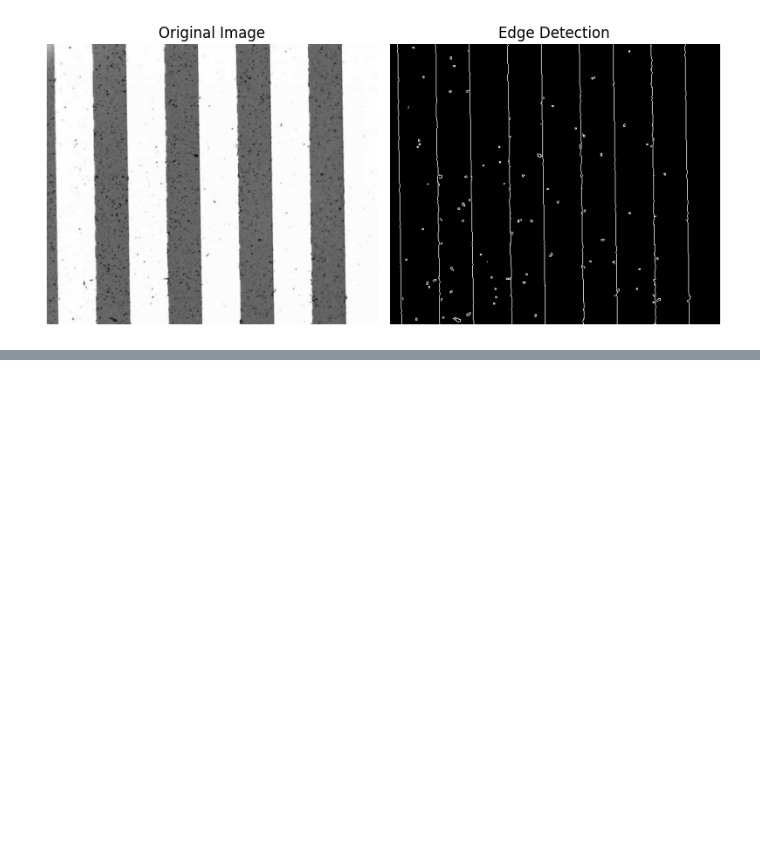
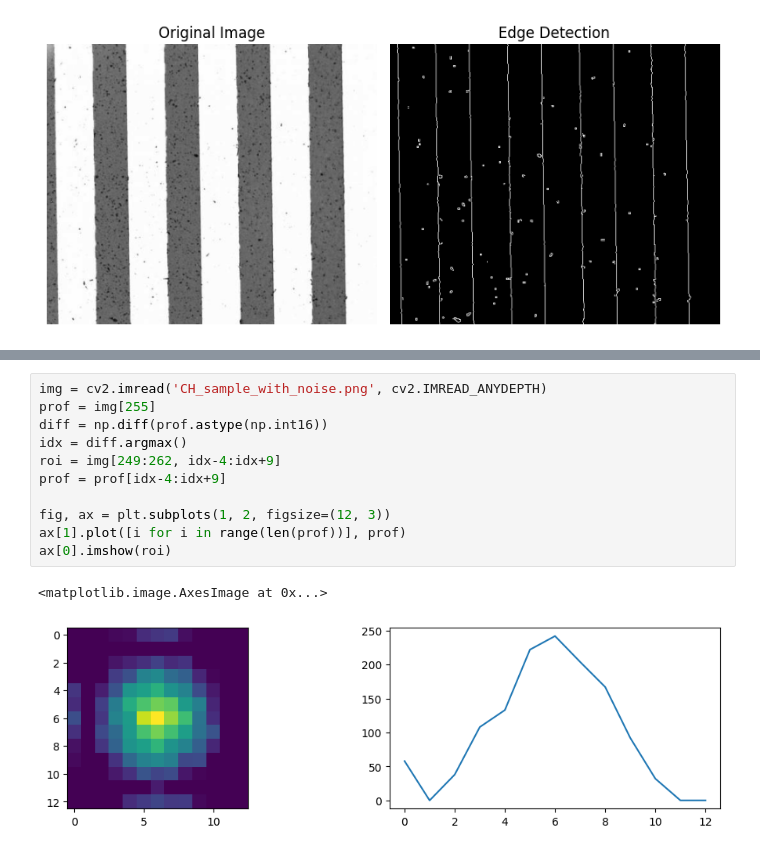
Before and after one commit to yumekasa5/Pyhton, a Jupyter notebook: jupyter/imageproc/measure_ls.ipynb, the cells around one changed output, grey strips where cells are left out. Saved outputs shown, nothing was run; the diff lists cells and outputs as text; blank space fills up the shorter version.

```diff
--- a/jupyter/imageproc/measure_ls.ipynb
+++ b/jupyter/imageproc/measure_ls.ipynb
@@ -70,0 +140,14 @@ plt.show()
+# %%
+img = cv2.imread('CH_sample_with_noise.png', cv2.IMREAD_ANYDEPTH)
+prof = img[255]
+diff = np.diff(prof.astype(np.int16))
+idx = diff.argmax()
+roi = img[249:262, idx-4:idx+9]
+prof = prof[idx-4:idx+9]
+
+fig, ax = plt.subplots(1, 2, figsize=(12, 3))
+ax[1].plot([i for i in range(len(prof))], prof)
+ax[0].imshow(roi)
+# %% [output]
+<matplotlib.image.AxesImage at 0x...>
+[figure, added]
```
Also changed, not shown: parts of 2 cells of this notebook, 3 other files.
